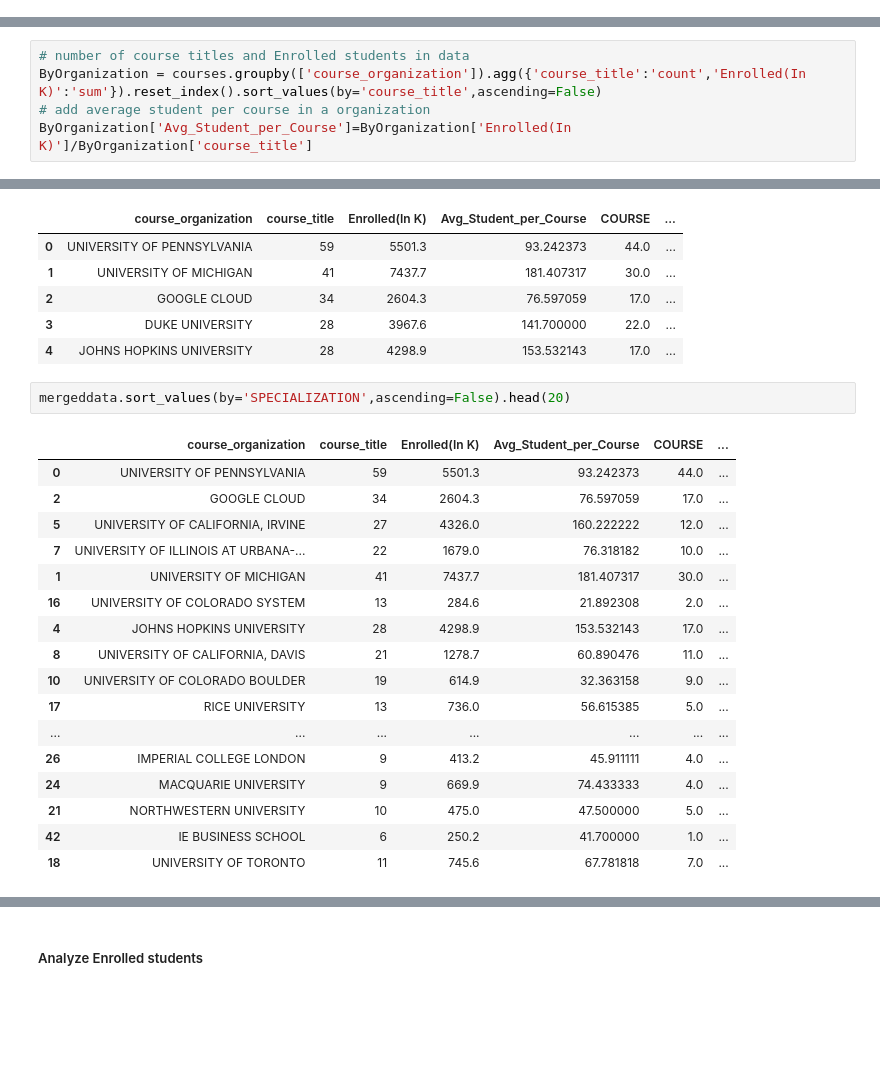
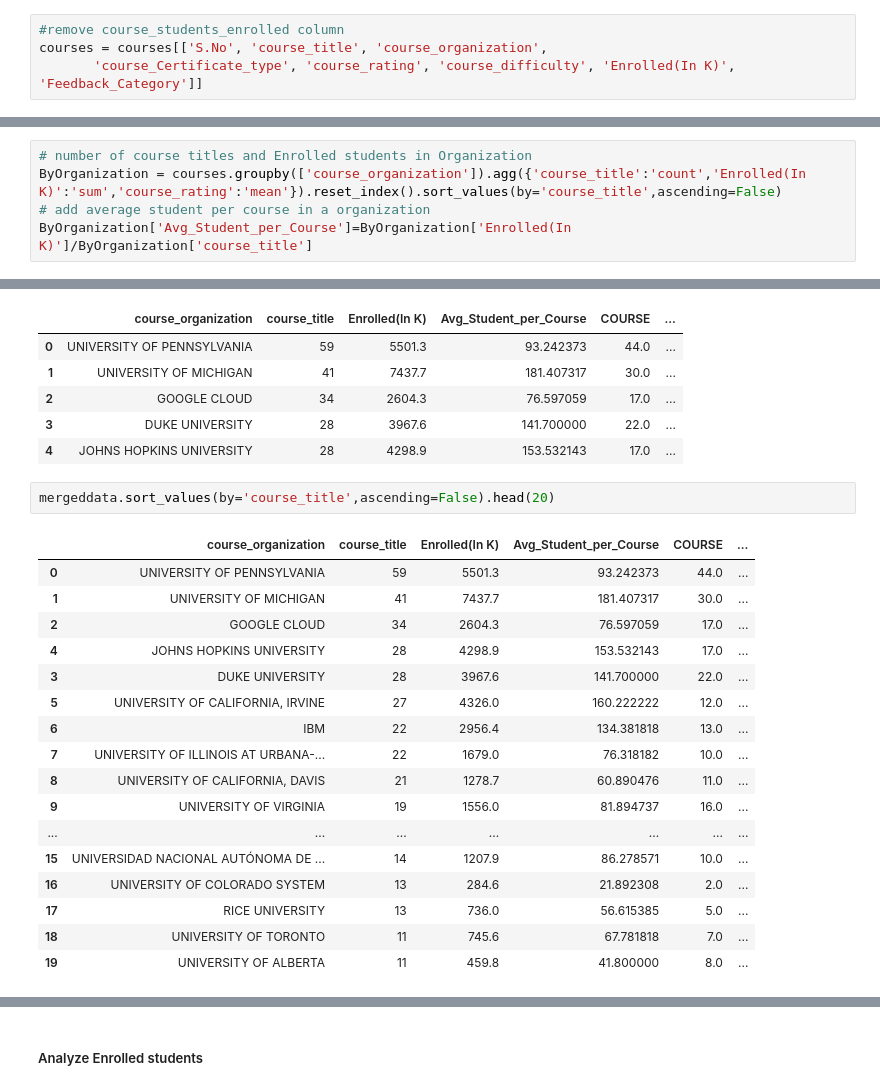
Before and after one commit to Tsandesh21/CourseAnalysis, a Jupyter notebook: Final.ipynb, the cells around one changed output, grey strips where cells are left out. Saved outputs shown, nothing was run; the diff lists cells and outputs as text; blank space fills up the shorter version.

```diff
--- a/Final.ipynb
+++ b/Final.ipynb
@@ -421,2 +495,6 @@ courses['Feedback_Category'] = courses['course_rating'].apply(lambda X : addfeed
+# %%
+#remove course_students_enrolled column
+courses = courses[['S.No', 'course_title', 'course_organization',
+       'course_Certificate_type', 'course_rating', 'course_difficulty', 'Enrolled(In K)', 'Feedback_Category']]
 # %% [markdown]
 ## Descriptive Analysis
@@ -570,8 +683,8 @@ Feedbackby_Cert_diff
 # %% [markdown]
 ##### Analysis by Organization
 # %%
-# number of course titles and Enrolled students in data
-ByOrganization = courses.groupby(['course_organization']).agg({'course_title':'count','Enrolled(In K)':'sum'}).reset_index().sort_values(by='course_title',ascending=False)
+# number of course titles and Enrolled students in Organization
+ByOrganization = courses.groupby(['course_organization']).agg({'course_title':'count','Enrolled(In K)':'sum','course_rating':'mean'}).reset_index().sort_values(by='course_title',ascending=False)
 # add average student per course in a organization
 ByOrganization['Avg_Student_per_Course']=ByOrganization['Enrolled(In K)']/ByOrganization['course_title']
 # %%
@@ -685,22 +796,22 @@ mergeddata.head()
 | 3 | DUKE UNIVERSITY | 28 | 3967.6 | 141.700000 | 22.0 | ... |
 | 4 | JOHNS HOPKINS UNIVERSITY | 28 | 4298.9 | 153.532143 | 17.0 | ... |
 # %%
-mergeddata.sort_values(by='SPECIALIZATION',ascending=False).head(20)
+mergeddata.sort_values(by='course_title',ascending=False).head(20)
 # %% [output]
 |  | course_organization | course_title | Enrolled(In K) | Avg_Student_per_Course | COURSE | ... |
 | 0 | UNIVERSITY OF PENNSYLVANIA | 59 | 5501.3 | 93.242373 | 44.0 | ... |
+| 1 | UNIVERSITY OF MICHIGAN | 41 | 7437.7 | 181.407317 | 30.0 | ... |
 | 2 | GOOGLE CLOUD | 34 | 2604.3 | 76.597059 | 17.0 | ... |
+| 4 | JOHNS HOPKINS UNIVERSITY | 28 | 4298.9 | 153.532143 | 17.0 | ... |
+| 3 | DUKE UNIVERSITY | 28 | 3967.6 | 141.700000 | 22.0 | ... |
 | 5 | UNIVERSITY OF CALIFORNIA, IRVINE | 27 | 4326.0 | 160.222222 | 12.0 | ... |
+| 6 | IBM | 22 | 2956.4 | 134.381818 | 13.0 | ... |
 | 7 | UNIVERSITY OF ILLINOIS AT URBANA-... | 22 | 1679.0 | 76.318182 | 10.0 | ... |
-| 1 | UNIVERSITY OF MICHIGAN | 41 | 7437.7 | 181.407317 | 30.0 | ... |
+| 8 | UNIVERSITY OF CALIFORNIA, DAVIS | 21 | 1278.7 | 60.890476 | 11.0 | ... |
+| 9 | UNIVERSITY OF VIRGINIA | 19 | 1556.0 | 81.894737 | 16.0 | ... |
+| ... | ... | ... | ... | ... | ... | ... |
+| 15 | UNIVERSIDAD NACIONAL AUTÓNOMA DE ... | 14 | 1207.9 | 86.278571 | 10.0 | ... |
 | 16 | UNIVERSITY OF COLORADO SYSTEM | 13 | 284.6 | 21.892308 | 2.0 | ... |
-| 4 | JOHNS HOPKINS UNIVERSITY | 28 | 4298.9 | 153.532143 | 17.0 | ... |
-| 8 | UNIVERSITY OF CALIFORNIA, DAVIS | 21 | 1278.7 | 60.890476 | 11.0 | ... |
-| 10 | UNIVERSITY OF COLORADO BOULDER | 19 | 614.9 | 32.363158 | 9.0 | ... |
 | 17 | RICE UNIVERSITY | 13 | 736.0 | 56.615385 | 5.0 | ... |
-| ... | ... | ... | ... | ... | ... | ... |
-| 26 | IMPERIAL COLLEGE LONDON | 9 | 413.2 | 45.911111 | 4.0 | ... |
-| 24 | MACQUARIE UNIVERSITY | 9 | 669.9 | 74.433333 | 4.0 | ... |
-| 21 | NORTHWESTERN UNIVERSITY | 10 | 475.0 | 47.500000 | 5.0 | ... |
-| 42 | IE BUSINESS SCHOOL | 6 | 250.2 | 41.700000 | 1.0 | ... |
 | 18 | UNIVERSITY OF TORONTO | 11 | 745.6 | 67.781818 | 7.0 | ... |
+| 19 | UNIVERSITY OF ALBERTA | 11 | 459.8 | 41.800000 | 8.0 | ... |
```
Also changed, not shown: parts of 58 cells of this notebook.
